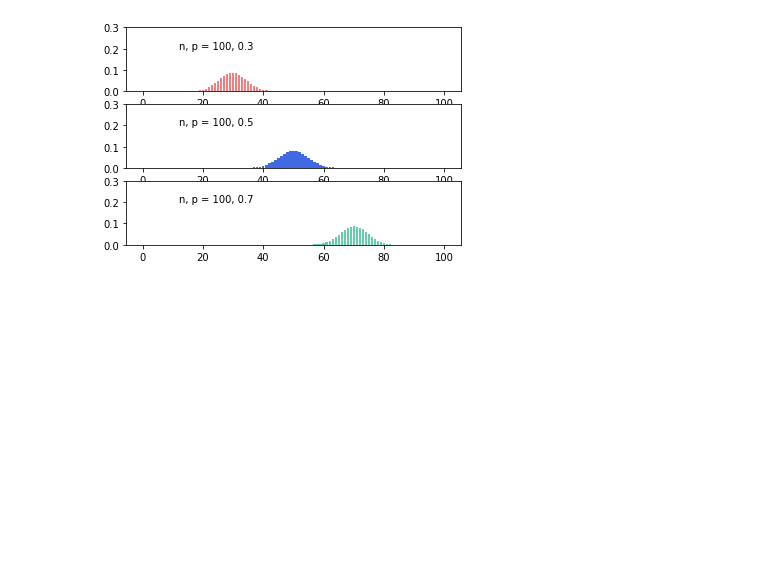
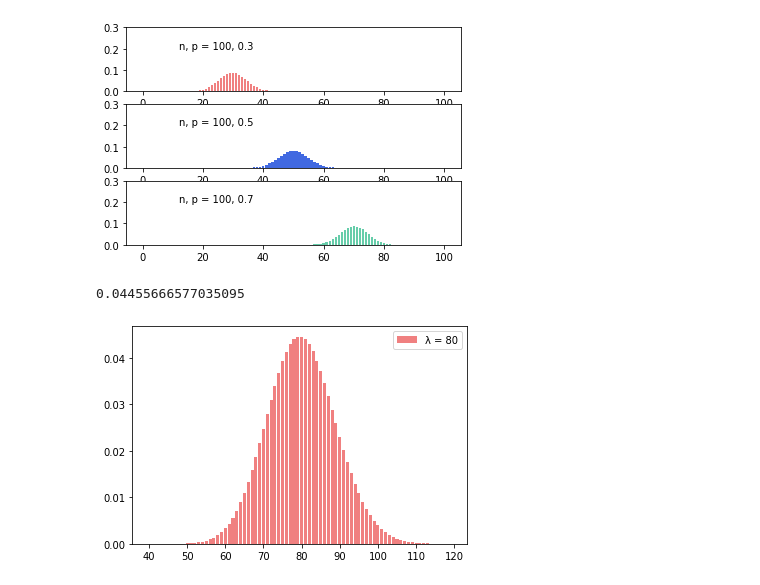
Before and after one commit to k8hsy/finance_study, a Jupyter notebook: Random_model.ipynb, the cells around one changed output. Drawn from its saved outputs; the diff is of its cells as text; code cells hidden in the pictures; blank space fills up the shorter version.

Commit message:
Add files via upload
add poisson distribution, example combining poisson distribution and monte carlo simulation for optimization

```diff
--- a/Random_model.ipynb
+++ b/Random_model.ipynb
@@ -146,0 +151,30 @@ plt.show()
+# %%
+# Probability denisty function (Poisson distribution)
+def poisson_dist(n, lamb):
+  '''
+    args:
+    n(int) : number of times event occurs
+    lambda (float) : expected value of occurences
+  '''
+  return (lamb**n) * exp(-lamb) / factorial(n)
+# %%
+result = poisson_dist(80, 80)
+print (result)
+# %% [output]
+0.04455666577035095
+# %%
+pd_ls = []
+lamb = 80 # expected value
+for n in range (int(0.5*lamb), int(1.5*lamb)): # from 0.5 lambda to 1.5 lamba, assuming probability for lambda out of range is close to 0
+  prob = poisson_dist(n,lamb) # probability of occuring n times within given time frame
+  pd_ls.append(prob)
+
+x = np.arange (int(0.5*lamb), int(1.5*lamb)) # create x axis
+
+pd_ls = np.array(pd_ls)
+
+plt.bar(x, pd_ls, color = 'lightcoral')
+plt.legend(['λ = {}'.format(lamb)])
+plt.show()
+# %% [output]
+[figure, added]
```
Also changed, not shown: parts of 9 cells of this notebook.
